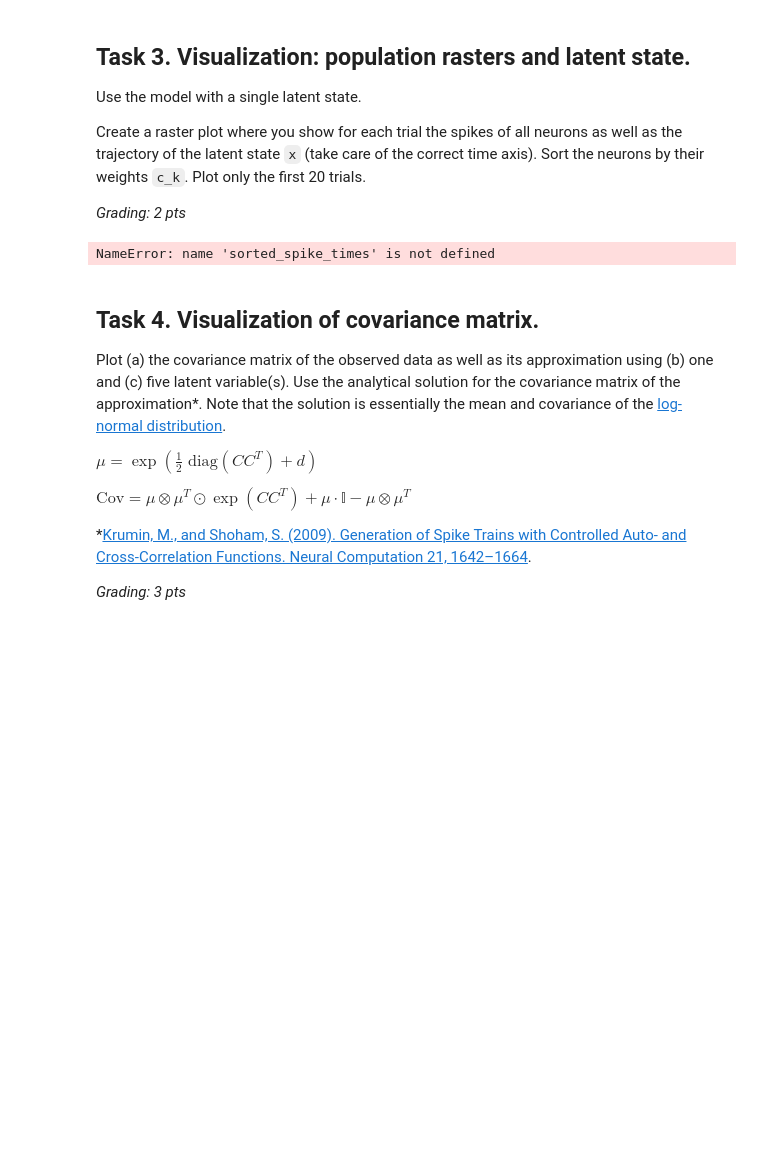
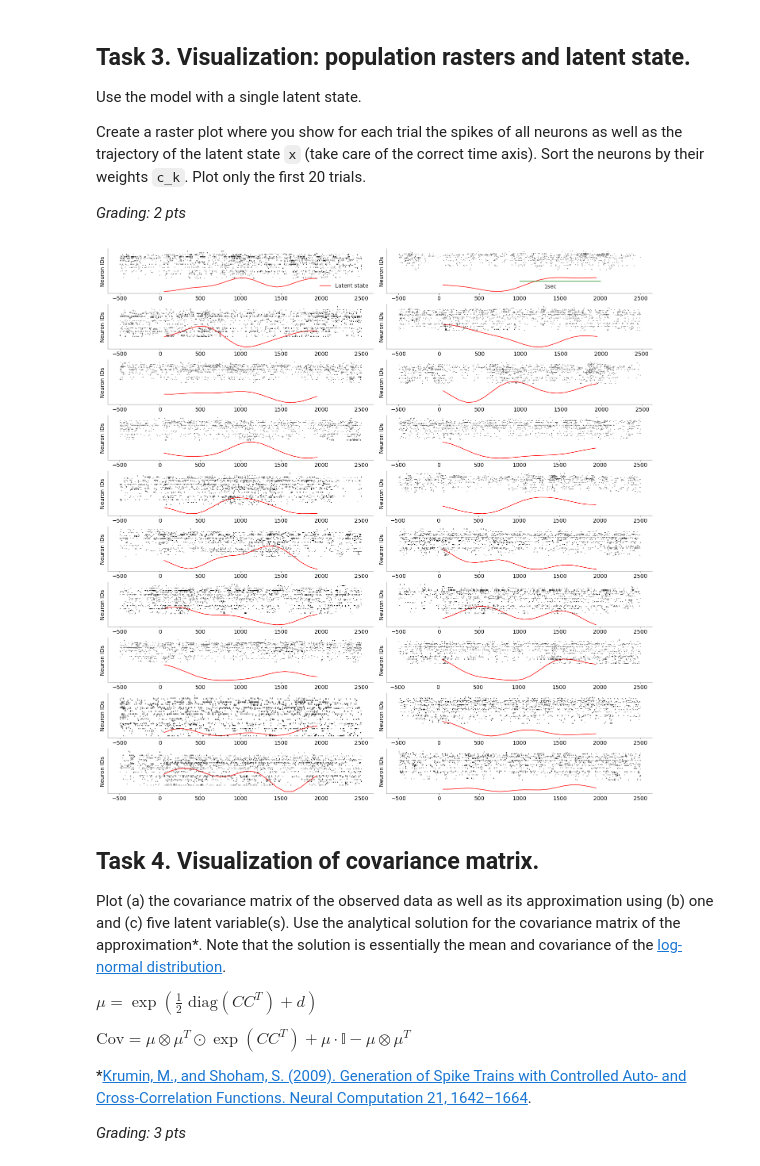
Before and after one commit to Akseli-Ilmanen/NDS_homework, a Jupyter notebook: notebooks/AI_CodingLab6.ipynb, the cells around one changed output. Cells and saved outputs as stored; diff of their text form; code cells hidden in the pictures; blank space fills up the shorter version.

```diff
--- a/notebooks/AI_CodingLab6.ipynb
+++ b/notebooks/AI_CodingLab6.ipynb
@@ -336,8 +332,7 @@ fitEcker = util.crossValidation(
     numTrainingTrials=80,
     numTestTrials=20,
     maxXdim=5,
-    learningMethod="batch",
-)  # batch, diag, hess, grad
+    learningMethod="batch") # batch, diag, hess, grad
 
 # do the actual cross validation
 xval = fitEcker.optimXdim
@@ -472,36 +453,36 @@ with sns.axes_style("ticks"):
         x = range(50, 2000, 100)  # assume binsize of 100ms
 
         # --------------------------------------------------------
         # plot the raster for each neuron and latent state (2 pts)
         x_est_trial = fitEcker.fits[0].infRes["post_mean"][ntrial].flatten()
-        ax.plot(x, x_est_trial * 10 - 15, color="red", label="Latent state")
+        ax.plot(x, sign_flip * x_est_trial * 10 - 15, color="red", label="Latent state") # sign_flip so neural bursts aligned with increase in latent state space value
         ax.set_ylabel("Neuron IDs")
 
         spike_times = event_times_list = data.data[ntrial]["spike_time"]
-        sorted_spike_times = sorted_spike_times[sorted_idx]
+        sorted_spike_times = spike_times[sorted_idx]
 
         myraster(sorted_spike_times, color="k", ax=ax)
 
         # --------------------------------------------------------
 
         # hint: can be plotted on top of the corresponding raster
 
         # sort neurons by weight
 
         if ntrial == 0:
             ax.legend(loc="lower right")
         if ntrial == 1:
             ax.plot([1000, 2000], [-30, -30], color="green")
             ax.text(1300, -50, "1sec")
         if ntrial < 2:
             # plot a wavy line at the top for the last two subplots
             if ntrial >= len(axs.flat) - 2:
                 ax.plot(ts, (xs * 40) + data.ydim, color="black")
 
         ax.set_yticks([])
         # ax.set_xticks([])
 # %% [output]
-NameError: name 'sorted_spike_times' is not defined
+[figure, added]
 # %% [markdown]
 ## Task 4. Visualization of covariance matrix.
 
```
Also changed, not shown: parts of 5 cells of this notebook, 3 other files.
